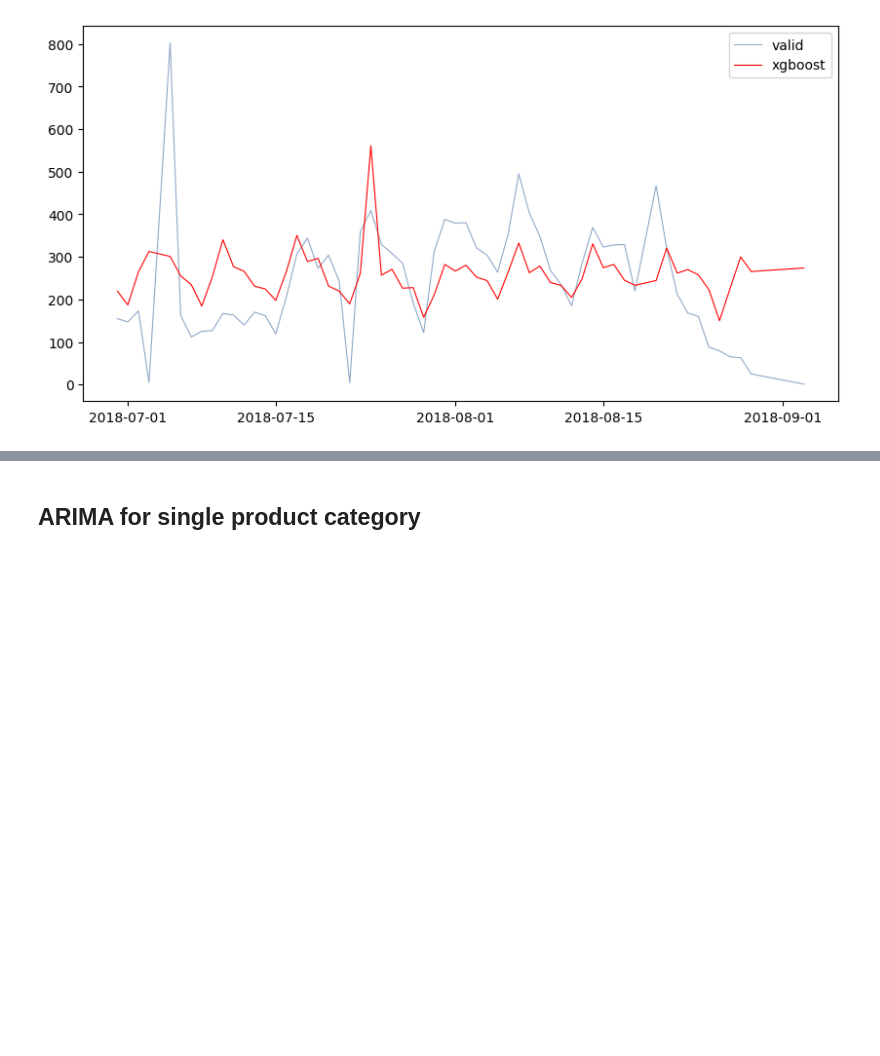
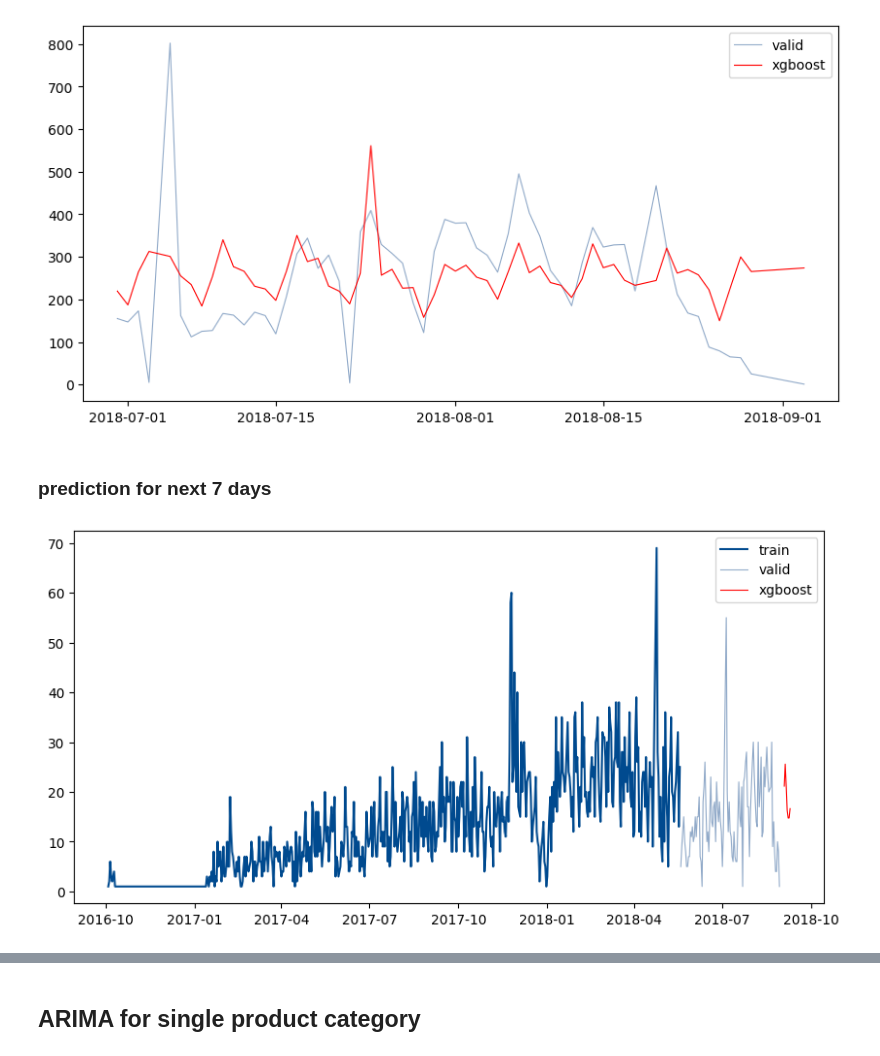
Before and after one commit to Swyatoistudent/SMART, a Jupyter notebook: TASK1/task1.ipynb, the cells around one changed output, grey strips where cells are left out. Saved outputs shown, nothing was run; the diff lists cells and outputs as text; code cells hidden in the pictures; blank space fills up the shorter version.

```diff
--- a/TASK1/Untitled-1.ipynb
+++ b/TASK1/task1.ipynb
@@ -330,19 +338,19 @@ plt.show()
+# %%
+def create_features(df,lab=None):
+    df['day_of_week']=df['date'].dt.day_of_week
+    df['quarter']=df.date.dt.quarter
+    df['month']=df.date.dt.month
+    df['year'] = df.date.dt.year
+    df['dayofyear'] = df.date.dt.dayofyear
+    df['dayofmonth'] = df.date.dt.day
+
+    X = df[['day_of_week','quarter','month','year',
+           'dayofyear','dayofmonth']]
+    if lab is not None:
+     return X,df[lab]
+    return X
 # %% [markdown]
 ## ML model(XGboost)
-# %%
-def create_features(df,lab):
-    df['day_of_week']=df['date'].dt.day_of_week
-    df['quarter']=df.date.dt.quarter
-    df['month']=df.date.dt.month
-    df['year'] = df.date.dt.year
-    df['dayofyear'] = df.date.dt.dayofyear
-    df['dayofmonth'] = df.date.dt.day
-
-    X = df[['day_of_week','quarter','month','year',
-           'dayofyear','dayofmonth']]
-
-    y = df[lab]
-    return X, y
 # %%
 all_cat_df  = df.groupby(['date']).date.count().reset_index(name='sales')
 # %%
@@ -418,3 +426,19 @@ ax.legend(['valid','xgboost'])
 plt.show()
 # %% [output]
 [figure]
+# %% [markdown]
+### prediction for next 7 days
+# %%
+test = pd.date_range(start=all_cat_df['date'].iloc[-1],periods=7)
+test = pd.DataFrame(test,columns=['date'])
+X_test = create_features(test)
+# %%
+y_test = XGB_allcat.predict(X_test)
+fig,ax = plt.subplots(figsize=(10,5))
+ax.plot(train['date'],train['sales'], c='#004a8f')
+ax.plot(valid['date'],valid['sales'], c='#91aac9',linewidth=0.8)
+ax.plot(test['date'],y_test,c='red',linewidth=0.8)
+ax.legend(["train",'valid','xgboost'])
+plt.show()
+# %% [output]
+[figure, added]
```
Also changed, not shown: parts of 18 cells of this notebook.
